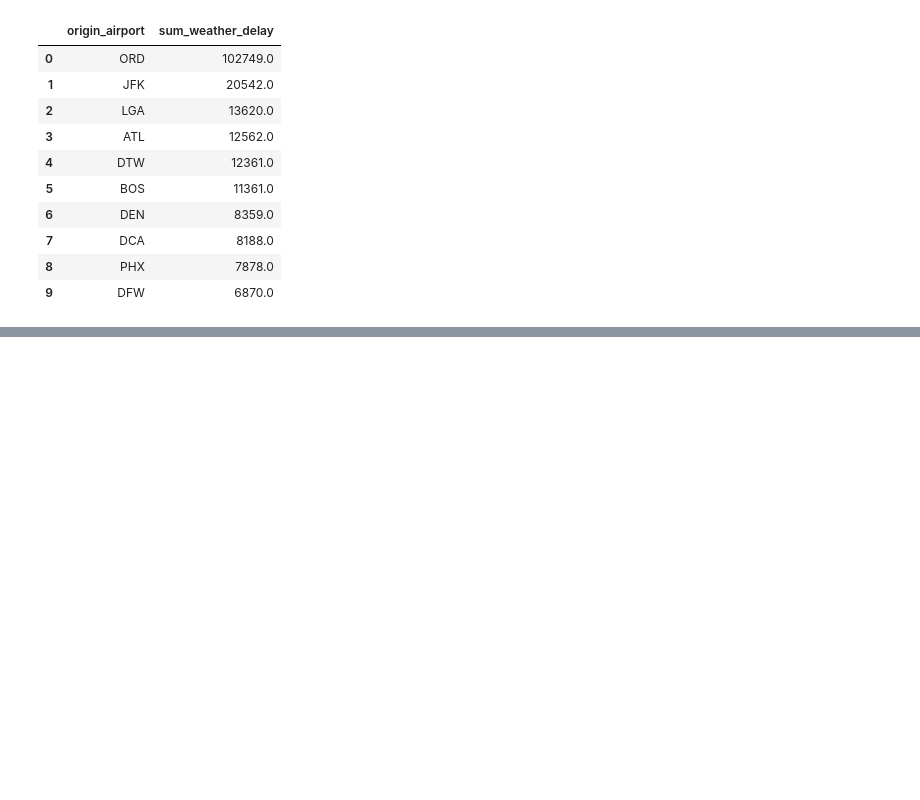
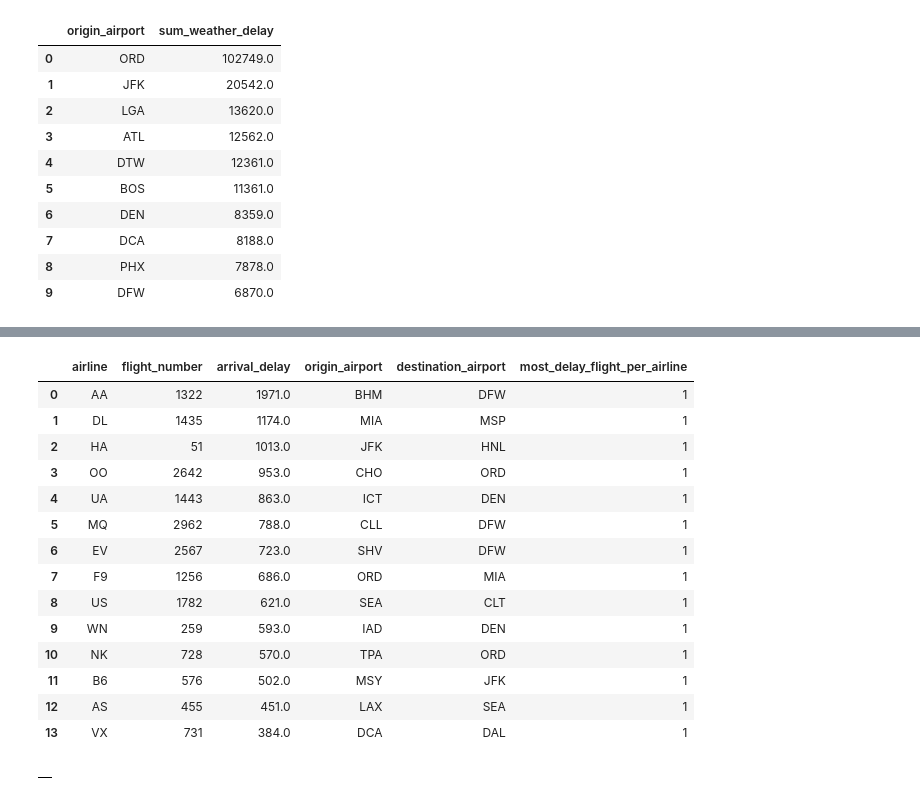
Before and after one commit to azu-ord/flights-data-engineering-a, a Jupyter notebook: notebooks/flights_analytics.ipynb, the cells around one changed output, grey strips where cells are left out. Cells and saved outputs as stored; diff of their text form; code cells hidden in the pictures; blank space fills up the shorter version.

```diff
--- a/notebooks/flights_analytics.ipynb
+++ b/notebooks/flights_analytics.ipynb
@@ -219,0 +230,25 @@ with engine.connect() as conn:
+# %%
+query_w1 = """
+select *
+from (
+select
+	airline,
+	flight_number,
+	arrival_delay,
+	origin_airport,
+	destination_airport,
+	RANK() over(
+	partition by airline
+	order by arrival_delay  desc nulls LAST
+	) as most_delay_flight_per_airline
+from flights
+)
+where most_delay_flight_per_airline =1
+order by arrival_delay desc;
+"""
+
+with engine.connect() as conn:
+    result_W1 = pd.read_sql(query_w1, conn)
+    logger.info("✓ Consulta W1 ejecutada con éxito")
+    display(result_W1)
+# %% [output]
@@ -219,0 +256,30 @@ with engine.connect() as conn:
+|  | airline | flight_number | arrival_delay | origin_airport | destination_airport | most_delay_flight_per_airline |
+| 0 | AA | 1322 | 1971.0 | BHM | DFW | 1 |
+| 1 | DL | 1435 | 1174.0 | MIA | MSP | 1 |
+| 2 | HA | 51 | 1013.0 | JFK | HNL | 1 |
+| 3 | OO | 2642 | 953.0 | CHO | ORD | 1 |
+| 4 | UA | 1443 | 863.0 | ICT | DEN | 1 |
+| 5 | MQ | 2962 | 788.0 | CLL | DFW | 1 |
+| 6 | EV | 2567 | 723.0 | SHV | DFW | 1 |
+| 7 | F9 | 1256 | 686.0 | ORD | MIA | 1 |
+| 8 | US | 1782 | 621.0 | SEA | CLT | 1 |
+| 9 | WN | 259 | 593.0 | IAD | DEN | 1 |
+| 10 | NK | 728 | 570.0 | TPA | ORD | 1 |
+| 11 | B6 | 576 | 502.0 | MSY | JFK | 1 |
+| 12 | AS | 455 | 451.0 | LAX | SEA | 1 |
+| 13 | VX | 731 | 384.0 | DCA | DAL | 1 |
+# %%
+import awswrangler as wr
+DATABASE_NAME = "flights_silver"
+TABLE_NAME = "flights_monthly"
+query_test = "DESCRIBE flights_monthly"
+
+df_test = wr.athena.read_sql_query(
+    query_test,
+    database=DATABASE_NAME,
+    ctas_approach=False,
+)
+
+df_test
+# %% [output]
+|  |
```
Also changed, not shown: parts of 6 cells of this notebook.
